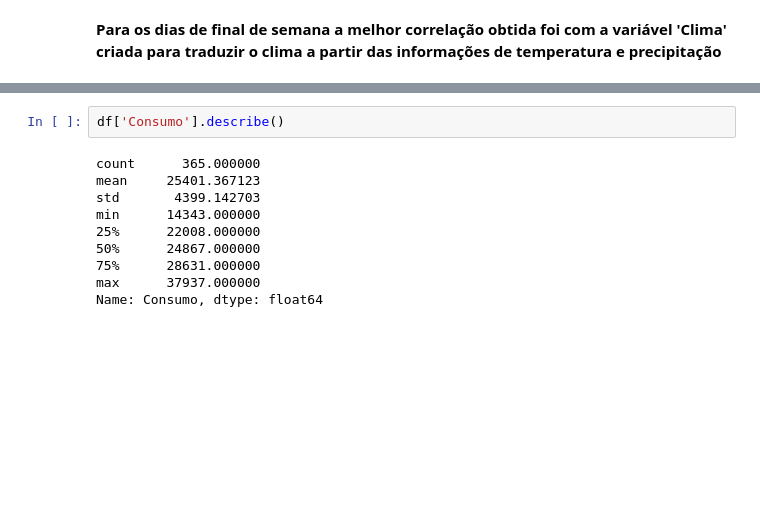
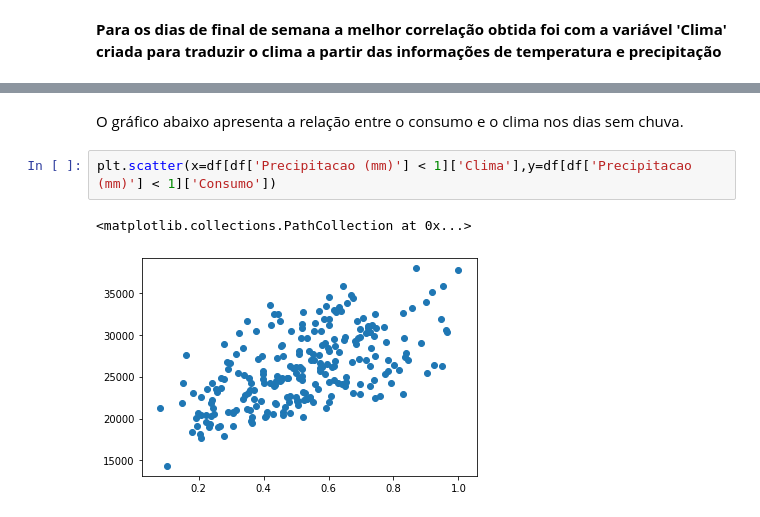
Before and after one commit to thiagorayam/Data, a Jupyter notebook: Exemplo1.ipynb, the cells around one changed output, grey strips where cells are left out. Saved outputs shown, nothing was run; the diff lists cells and outputs as text; blank space fills up the shorter version.

```diff
--- a/Exemplo1.ipynb
+++ b/Exemplo1.ipynb
@@ -279,15 +285,10 @@ df1.corr(method='spearman')
 | Precipitacao_norm | 0.026239 | 0.157762 | -0.117222 | 1.000000 | NaN | -0.263124 | 1.000000 | 0.026239 | ... |
 | Tmed_norm | 1.000000 | 0.874687 | 0.906752 | 0.026239 | NaN | 0.629538 | 0.026239 | 1.000000 | ... |
 | Clima | 0.870083 | 0.730329 | 0.848341 | -0.333944 | NaN | 0.730481 | -0.333944 | 0.870083 | ... |
-# %%
-df['Consumo'].describe()
-# %% [output]
-count      365.000000
-mean     25401.367123
-std       4399.142703
-min      14343.000000
-25%      22008.000000
-50%      24867.000000
-75%      28631.000000
-max      37937.000000
-Name: Consumo, dtype: float64
+# %% [markdown]
+O gráfico abaixo apresenta a relação entre o consumo e o clima nos dias sem chuva.
+# %%
+plt.scatter(x=df[df['Precipitacao (mm)'] < 1]['Clima'],y=df[df['Precipitacao (mm)'] < 1]['Consumo'])
+# %% [output]
+<matplotlib.collections.PathCollection at 0x...>
+[figure, added]
```
Also changed, not shown: parts of 14 cells of this notebook.
